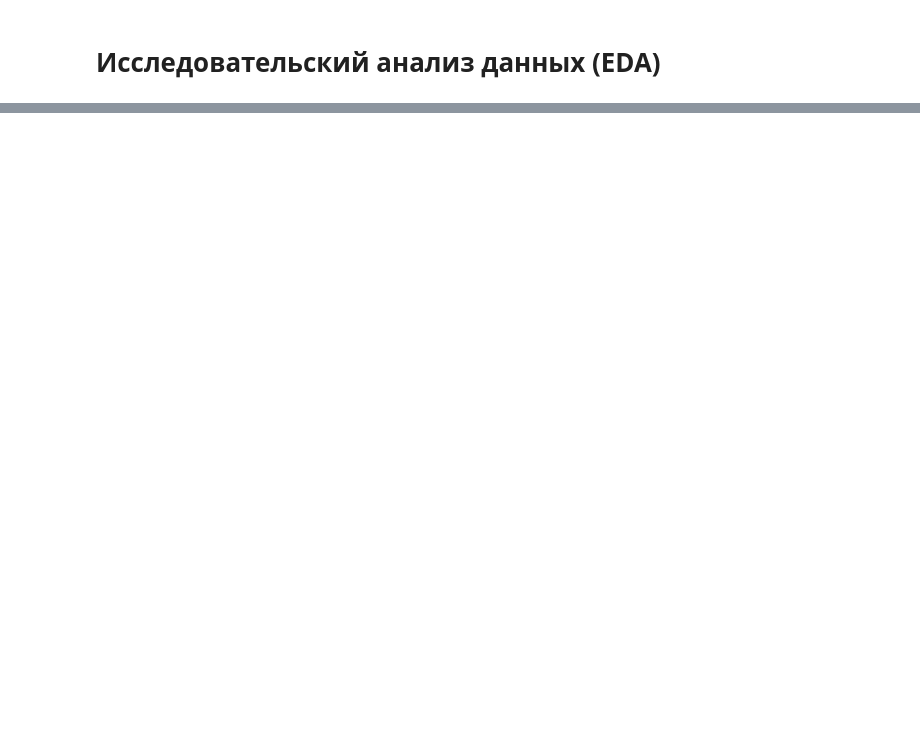
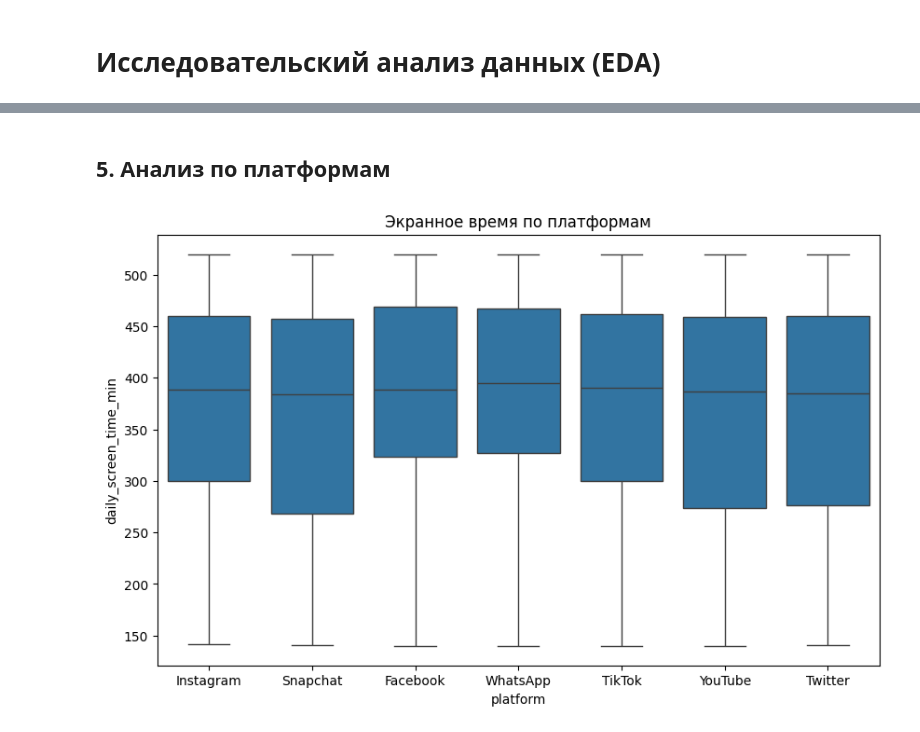
Before and after one commit to foboskd/socmedmental, a Jupyter notebook: socmenthelth.ipynb, the cells around one changed output, grey strips where cells are left out. Cells and saved outputs as stored; diff of their text form; code cells hidden in the pictures; blank space fills up the shorter version.

```diff
--- a/socmenthelth.ipynb
+++ b/socmenthelth.ipynb
@@ -690,0 +380,9 @@ for model_name, model in models.items():
+# %% [markdown]
+## 5. Анализ по платформам
+# %%
+plt.figure(figsize=(10, 6))
+sns.boxplot(data=df, x='platform', y='daily_screen_time_min')
+plt.title('Экранное время по платформам')
+plt.show()
+# %% [output]
+[figure, added]
```
Also changed, not shown: parts of 114 cells of this notebook.
